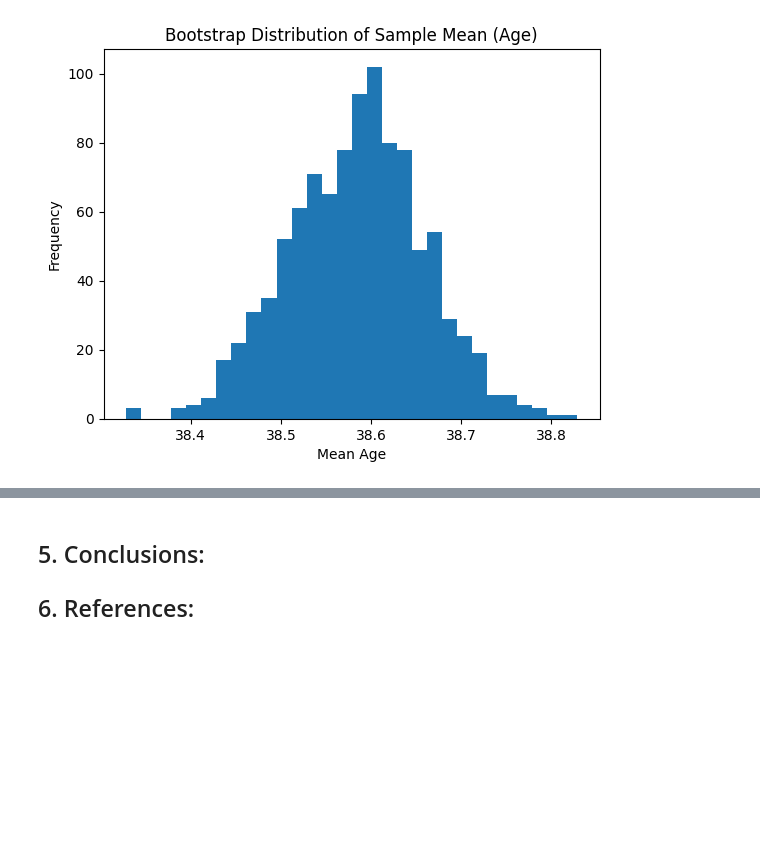
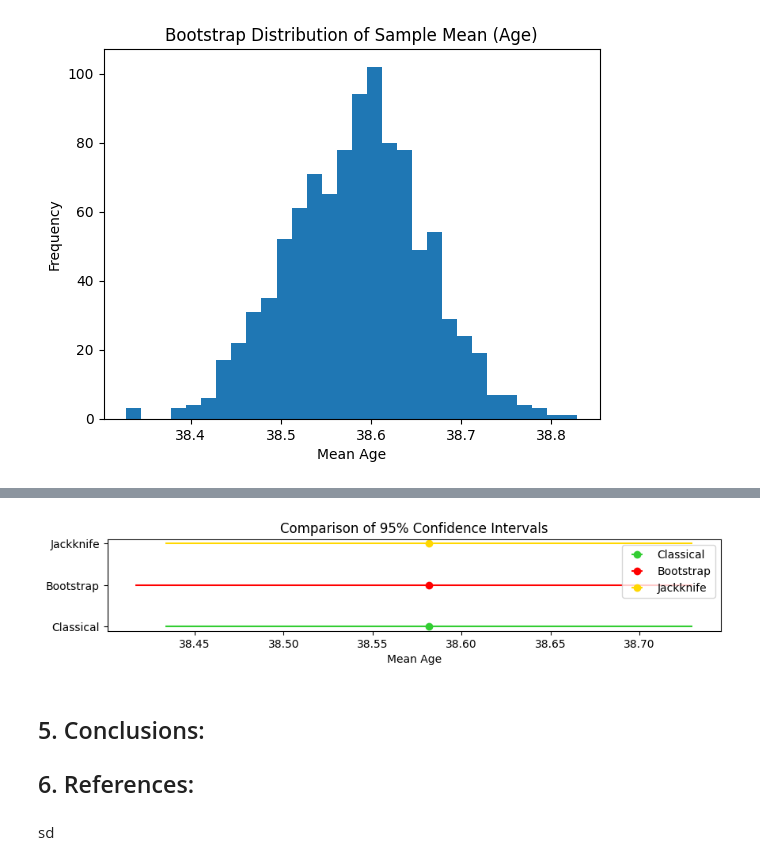
Before and after one commit to almsam/R-project-projects, a Jupyter notebook: data 407 Sampling & Design/Data407Project.ipynb, the cells around one changed output, grey strips where cells are left out. Cells and saved outputs as stored; diff of their text form; code cells hidden in the pictures; blank space fills up the shorter version.

```diff
--- a/data 407 Sampling & Design/Data407Project.ipynb
+++ b/data 407 Sampling & Design/Data407Project.ipynb
@@ -231,4 +288,47 @@ plt.show()
+# %%
+plt.figure(figsize=(10, 1.5))
+
+means = [y_bar, y_bar, y_bar]
+labels = ["Classical", "Bootstrap", "Jackknife"]
+
+lower = [
+    y_bar - ci_classical[0],
+    y_bar - ci_boot[0],
+    y_bar - ci_jack[0]
+]
+
+upper = [
+    ci_classical[1] - y_bar,
+    ci_boot[1] - y_bar,
+    ci_jack[1] - y_bar
+]
+
+y_pos = np.arange(len(labels))
+
+# plt.errorbar(means, y_pos, xerr=[lower, upper], fmt='o')
+
+# plt.yticks(y_pos, labels)
+# plt.xlabel("Mean Age")
+# plt.title("Comparison of 95% Confidence Intervals")
+
+# plt.show()
+
+
+plt.errorbar(means[0], y_pos[0], xerr=[[lower[0]], [upper[0]]], fmt='o', color='limegreen', label='Classical')
+plt.errorbar(means[1], y_pos[1], xerr=[[lower[1]], [upper[1]]], fmt='o', color='red', label='Bootstrap')
+plt.errorbar(means[2], y_pos[2], xerr=[[lower[2]], [upper[2]]], fmt='o', color='gold', label='Jackknife')
+
+plt.yticks(y_pos, labels)
+plt.xlabel("Mean Age")
+plt.title("Comparison of 95% Confidence Intervals")
+
+plt.legend()
+plt.show()
+# %% [output]
+[figure, added]
 # %% [markdown]
 ## 5. Conclusions:
 
 ## 6. References:
+# %% [markdown]
+sd
```
Also changed, not shown: parts of 3 cells of this notebook.
